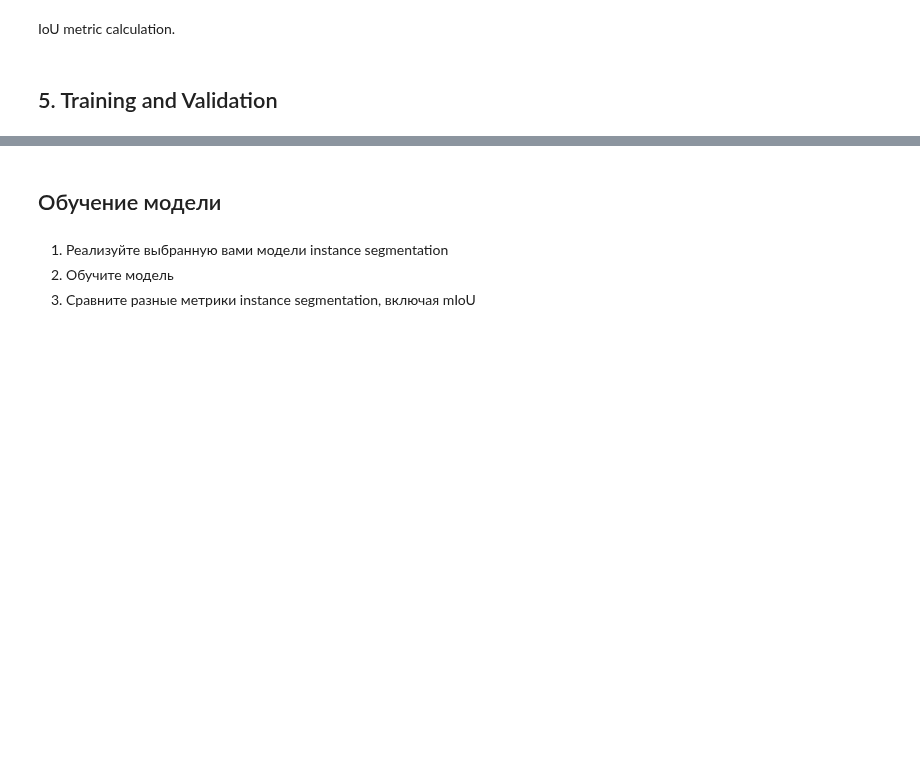
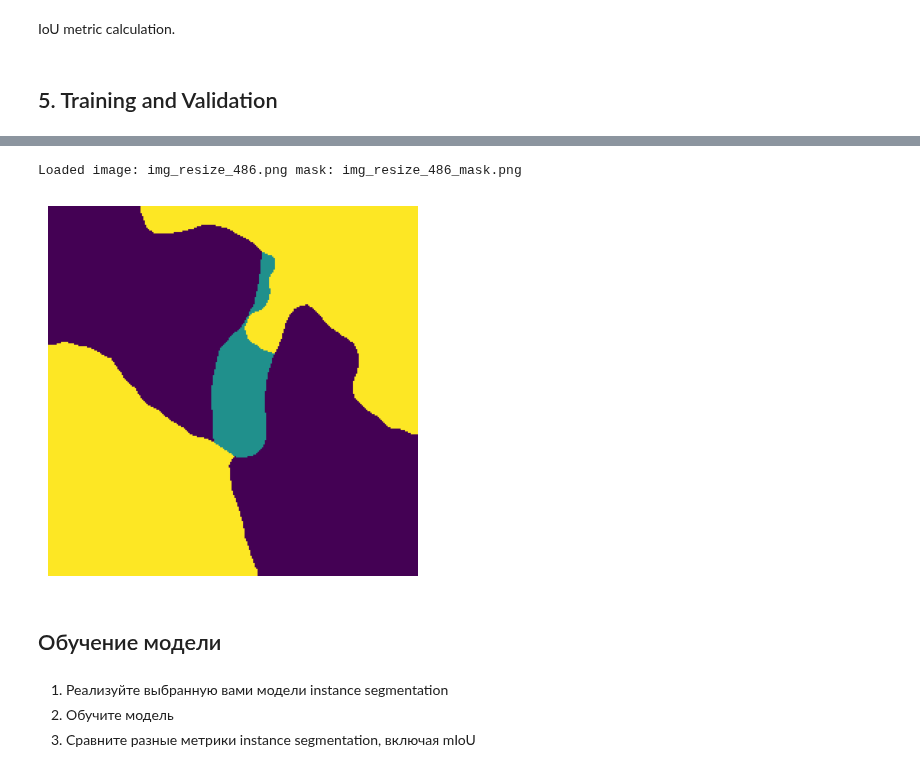
Before and after one commit to helios12/DataScienceProjects, a Jupyter notebook: projects/project-10/Project-10.Satellites_segmentation.ipynb, the cells around one changed output, grey strips where cells are left out. Cells and saved outputs as stored; diff of their text form; code cells hidden in the pictures; blank space fills up the shorter version.

```diff
--- a/projects/project-10/Project-10.Satellites_segmentation.ipynb
+++ b/projects/project-10/Project-10.Satellites_segmentation.ipynb
@@ -30,7 +30,7 @@ print('Mode:', 'debug' if is_debug_mode else 'release')
 img_size = 256 if is_debug_mode else 512
 print('Image size: ', img_size)
 
-num_epochs = 5 if is_debug_mode else 20
+num_epochs = 5 if is_debug_mode else 5
 print('Num epochs:', num_epochs)
 
 device = "cuda" if torch.cuda.is_available() else "mps" if torch.backends.mps.is_available() else "cpu"
@@ -268,3 +265,20 @@ Epoch 5/5 | Train Loss: 0.0343 | Train IoU: 0.1183 | Val Loss: 0.0937 | Val IoU:
+# %%
+model.eval()
+image, mask = dataset_val[0]
+x = image.unsqueeze(0).to(device)
+
+with torch.no_grad():
+    output = model(x)          # dict
+    logits = output["out"]     # [1,3,H,W]
+
+    pred = torch.argmax(logits, dim=1)
+    pred = pred.squeeze(0)
+
+    plt.imshow(pred.cpu())#, cmap="tab10")
+    plt.axis("off")
+# %% [output]
+Loaded image: img_resize_486.png mask: img_resize_486_mask.png
+[figure, added]
 # %% [markdown]
 ## Обучение модели
 # %% [markdown]
```
Also changed, not shown: parts of 4 cells of this notebook.
